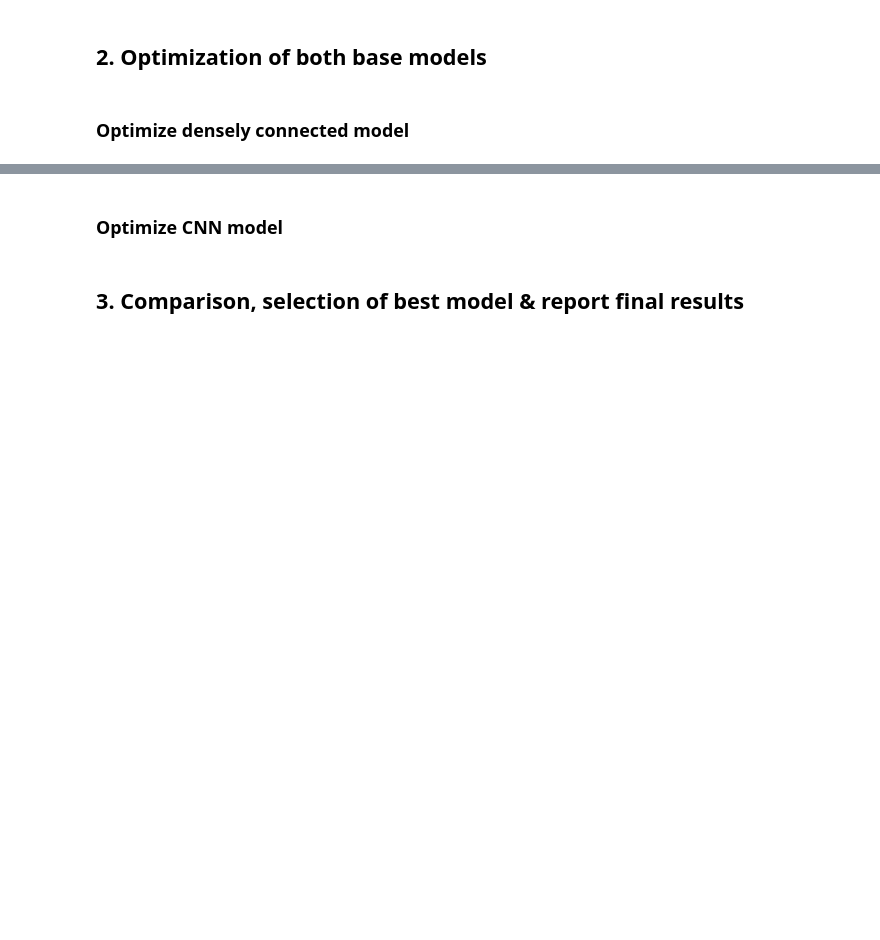
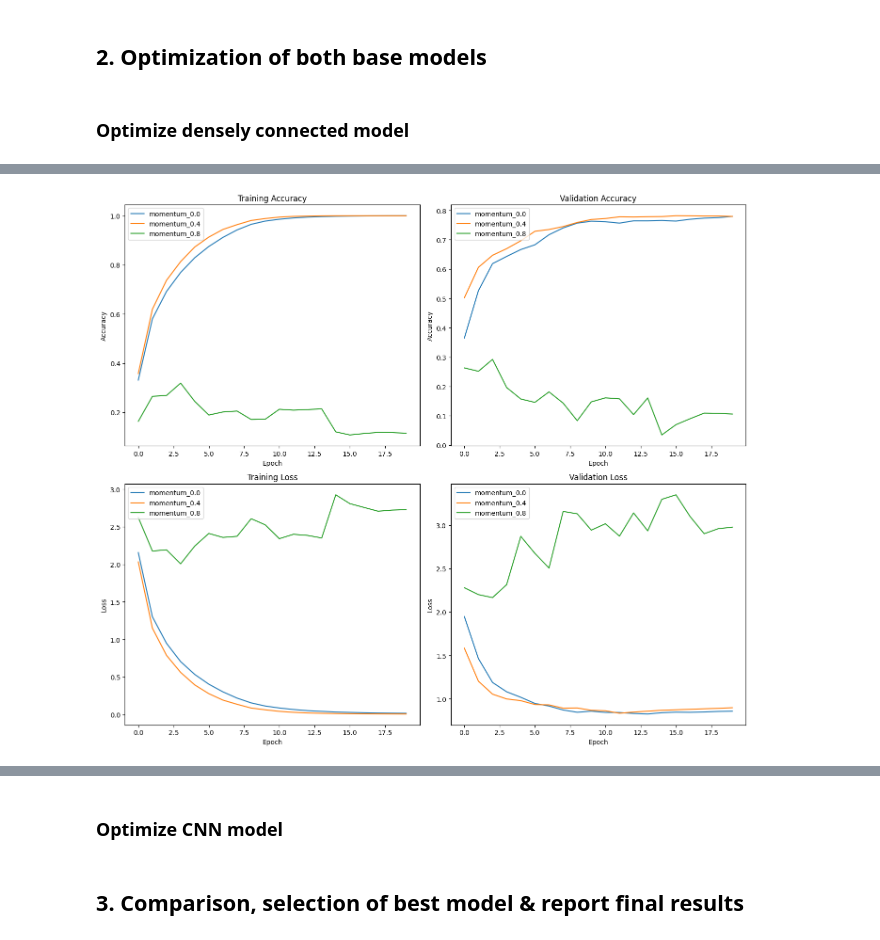
Before and after one commit to billzhao1030/Using_ML_Tools, a Jupyter notebook: Assignment/Assignment 3/Assignment3_UMLT_2024_instructions.ipynb, the cells around one changed output, grey strips where cells are left out. Cells and saved outputs as stored; diff of their text form; code cells hidden in the pictures; blank space fills up the shorter version.

```diff
--- a/Assignment/Assignment 3/Assignment3_UMLT_2024_instructions.ipynb
+++ b/Assignment/Assignment 3/Assignment3_UMLT_2024_instructions.ipynb
@@ -528,0 +643,25 @@ Observation for base model:
+# %%
+# Define the range of momentum values to test
+momentum_values = [0.0, 0.4, 0.8]
+
+# Store histories for comparison
+histories_m = {}
+
+# Loop through each learning rate using SGD as the optimizer
+for m in momentum_values:
+    optimizer = SGD(learning_rate=0.05, momentum=m)
+    dense_m = Sequential([
+        Flatten(input_shape=(32, 32, 1), name='flatten_1'),
+        Dense(256, activation='relu', name='dense_1'),
+        Dense(24, activation='softmax', name='dense_2')
+    ])
+    dense_m.compile(optimizer=optimizer, loss='categorical_crossentropy', metrics=['accuracy'])
+
+    history = dense_m.fit(
+        X_train, y_train,
+        epochs=20,
+        validation_data=(X_val, y_val)
+    )
+
+    # Store history
+    histories_m[f"momentum_{m}"] = history
@@ -528,0 +686,4 @@ Observation for base model:
+# %%
+plot_comparison(histories_m)
+# %% [output]
+[figure, added]
```
Also changed, not shown: parts of 23 cells of this notebook.
